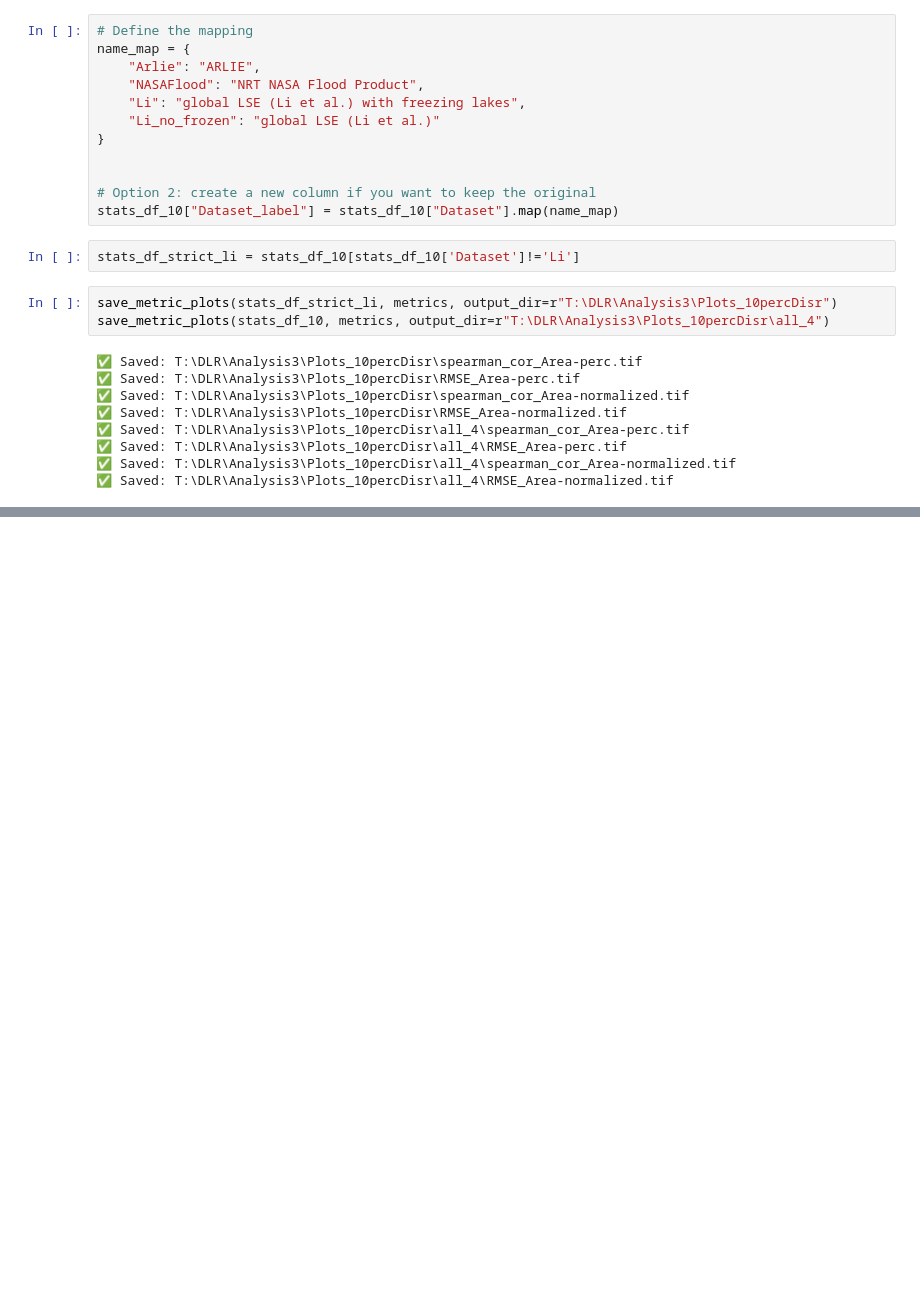
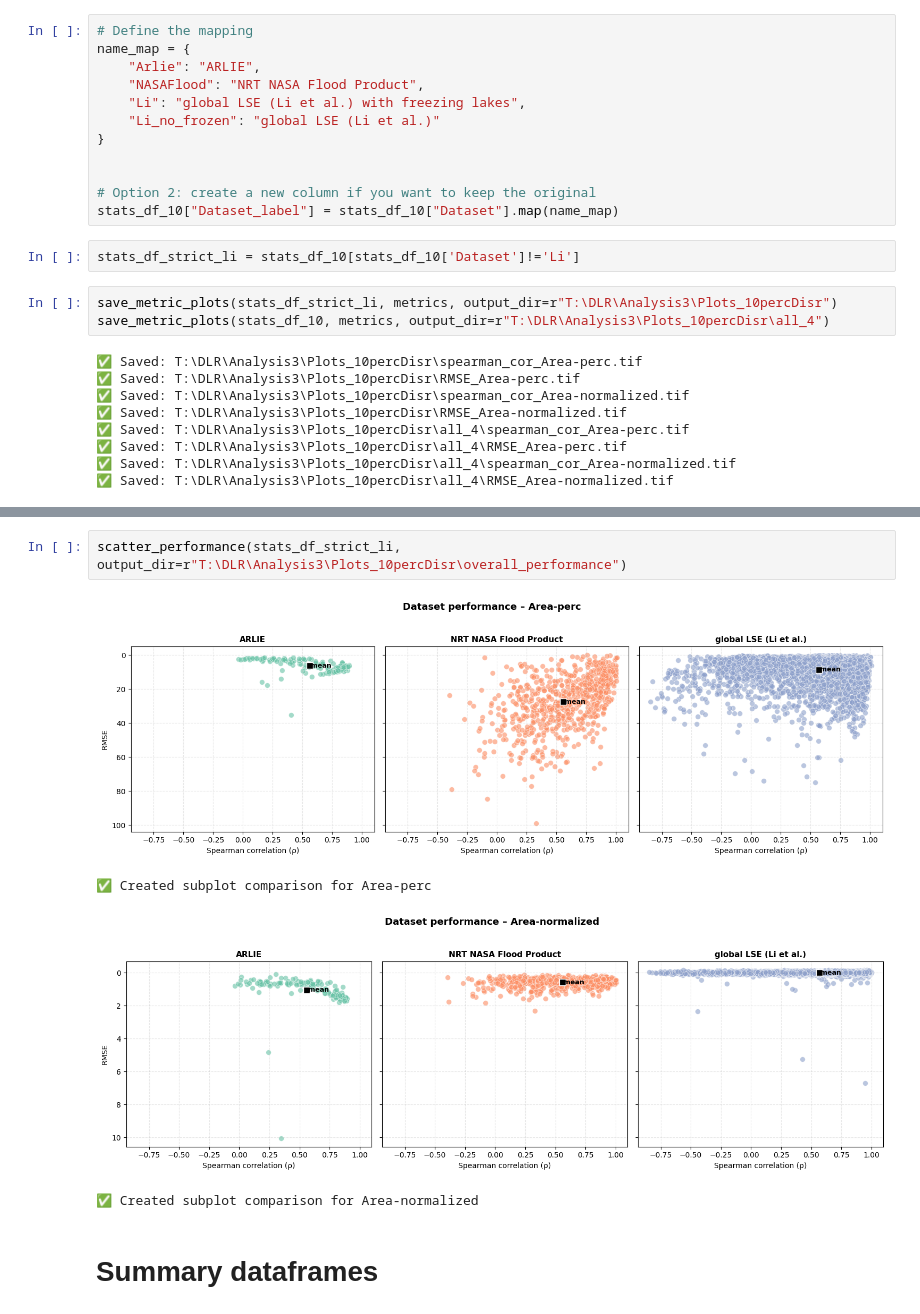
Before and after one commit to ElenaScholz/gwp-validation, a Jupyter notebook: notebooks/plots.ipynb, the cells around one changed output, grey strips where cells are left out. Saved outputs shown, nothing was run; the diff lists cells and outputs as text; blank space fills up the shorter version.

```diff
--- a/notebooks/plots.ipynb
+++ b/notebooks/plots.ipynb
@@ -332,0 +384,9 @@ plt.show()
+# %%
+scatter_performance(stats_df_strict_li, output_dir=r"T:\DLR\Analysis3\Plots_10percDisr\overall_performance")
+# %% [output]
+[figure, added]
+✅ Created subplot comparison for Area-perc
+[figure, added]
+✅ Created subplot comparison for Area-normalized
+# %% [markdown]
+# Summary dataframes
```
Also changed, not shown: parts of 21 cells of this notebook, 2 other files.
